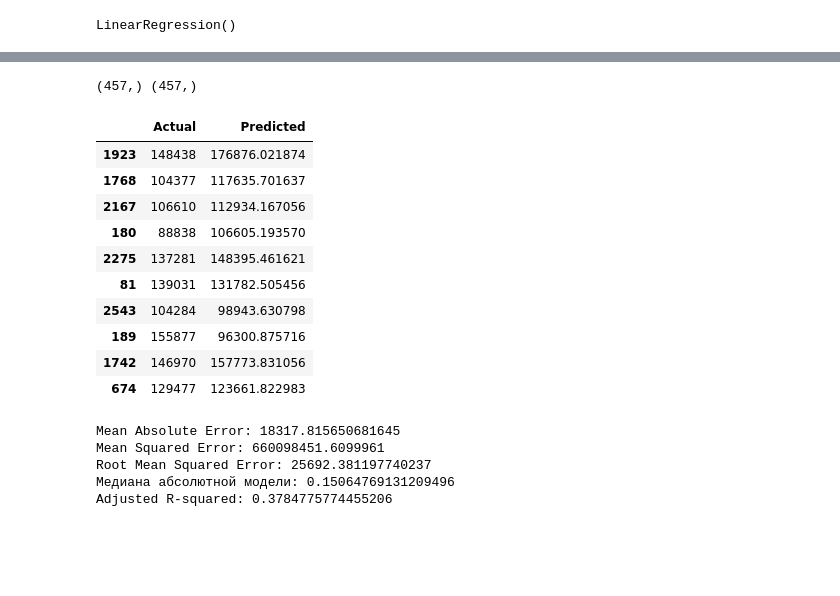
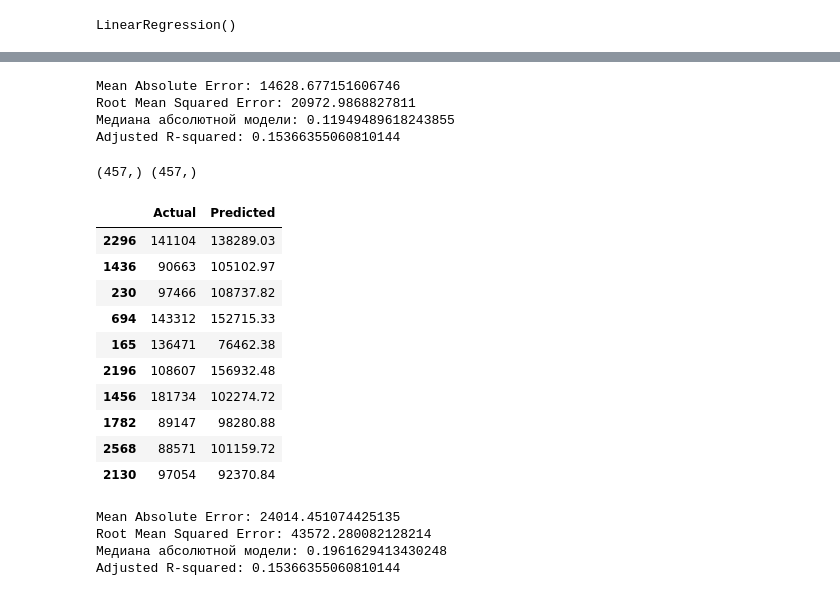
Before and after one commit to ITrickStar/RegressionAnalysis, a Jupyter notebook: report3.ipynb, the cells around one changed output, grey strips where cells are left out. Cells and saved outputs as stored; diff of their text form; code cells hidden in the pictures; blank space fills up the shorter version.

```diff
--- a/report3.ipynb
+++ b/report3.ipynb
@@ -225,33 +283,44 @@ LinearRegression()
+# %%
+print('Mean Absolute Error:', metrics.mean_absolute_error(y_train, y_train_pred))
+print('Root Mean Squared Error:', np.sqrt(
+    metrics.mean_squared_error(y_train, y_train_pred)))
+print('Медиана абсолютной модели:',
+      metrics.mean_absolute_error(y_train, y_train_pred)/y.mean())
+print('Adjusted R-squared:', 1 - (1-pfregressor.score(X, y))
+      * (len(y)-1)/(len(y)-X.shape[1]-1))
+# %% [output]
+Mean Absolute Error: 14628.677151606746
+Root Mean Squared Error: 20972.9868827811
+Медиана абсолютной модели: 0.11949489618243855
+Adjusted R-squared: 0.15366355060810144
 # %%
 y_pred = pfregressor.predict(pf_test)
 df = pd.DataFrame({'Actual': y_test, 'Predicted': y_pred})
 print(y_test.shape, y_pred.shape)
-df.head(10)
+df.head(10).round(2)
 # %% [output]
 (457,) (457,)
 |  | Actual | Predicted |
-| 1923 | 148438 | 176876.021874 |
-| 1768 | 104377 | 117635.701637 |
-| 2167 | 106610 | 112934.167056 |
-| 180 | 88838 | 106605.193570 |
-| 2275 | 137281 | 148395.461621 |
-| 81 | 139031 | 131782.505456 |
-| 2543 | 104284 | 98943.630798 |
-| 189 | 155877 | 96300.875716 |
-| 1742 | 146970 | 157773.831056 |
-| 674 | 129477 | 123661.822983 |
+| 2296 | 141104 | 138289.03 |
+| 1436 | 90663 | 105102.97 |
+| 230 | 97466 | 108737.82 |
+| 694 | 143312 | 152715.33 |
+| 165 | 136471 | 76462.38 |
+| 2196 | 108607 | 156932.48 |
+| 1456 | 181734 | 102274.72 |
+| 1782 | 89147 | 98280.88 |
+| 2568 | 88571 | 101159.72 |
+| 2130 | 97054 | 92370.84 |
 # %%
 print('Mean Absolute Error:', metrics.mean_absolute_error(y_test, y_pred))
-print('Mean Squared Error:', metrics.mean_squared_error(y_test, y_pred))
 print('Root Mean Squared Error:', np.sqrt(metrics.mean_squared_error(y_test, y_pred)))
 print('Медиана абсолютной модели:', metrics.mean_absolute_error(y_test, y_pred)/y.mean())
 print('Adjusted R-squared:', 1 - (1-pfregressor.score(X, y))*(len(y)-1)/(len(y)-X.shape[1]-1))
 # %% [output]
-Mean Absolute Error: 18317.815650681645
-Mean Squared Error: 660098451.6099961
-Root Mean Squared Error: 25692.381197740237
-Медиана абсолютной модели: 0.15064769131209496
-Adjusted R-squared: 0.3784775774455206
+Mean Absolute Error: 24014.451074425135
+Root Mean Squared Error: 43572.280082128214
+Медиана абсолютной модели: 0.1961629413430248
+Adjusted R-squared: 0.15366355060810144
 # %%
 pfregressor.coef_
 # %% [output]
```
Also changed, not shown: parts of 15 cells of this notebook, 1 other file.
